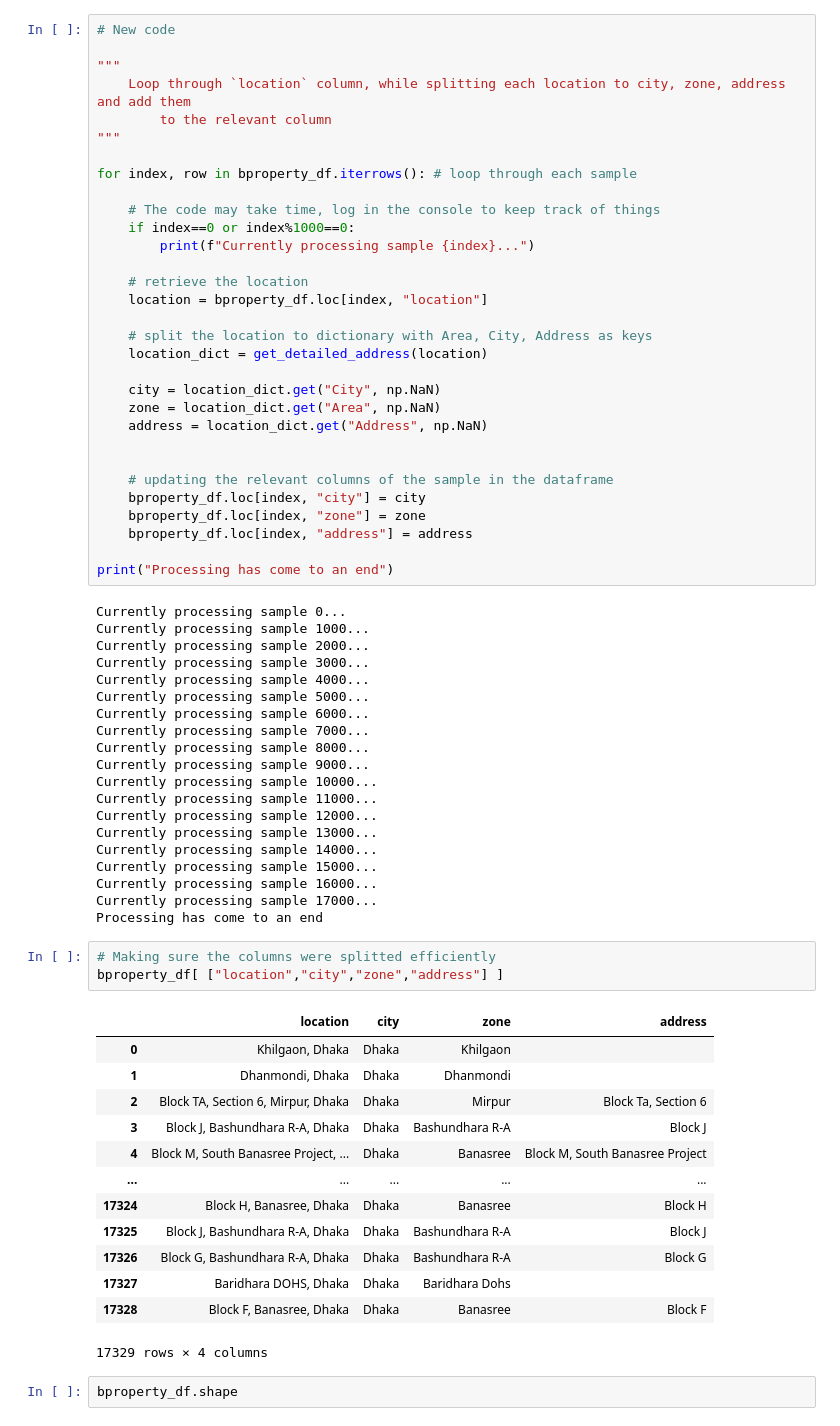
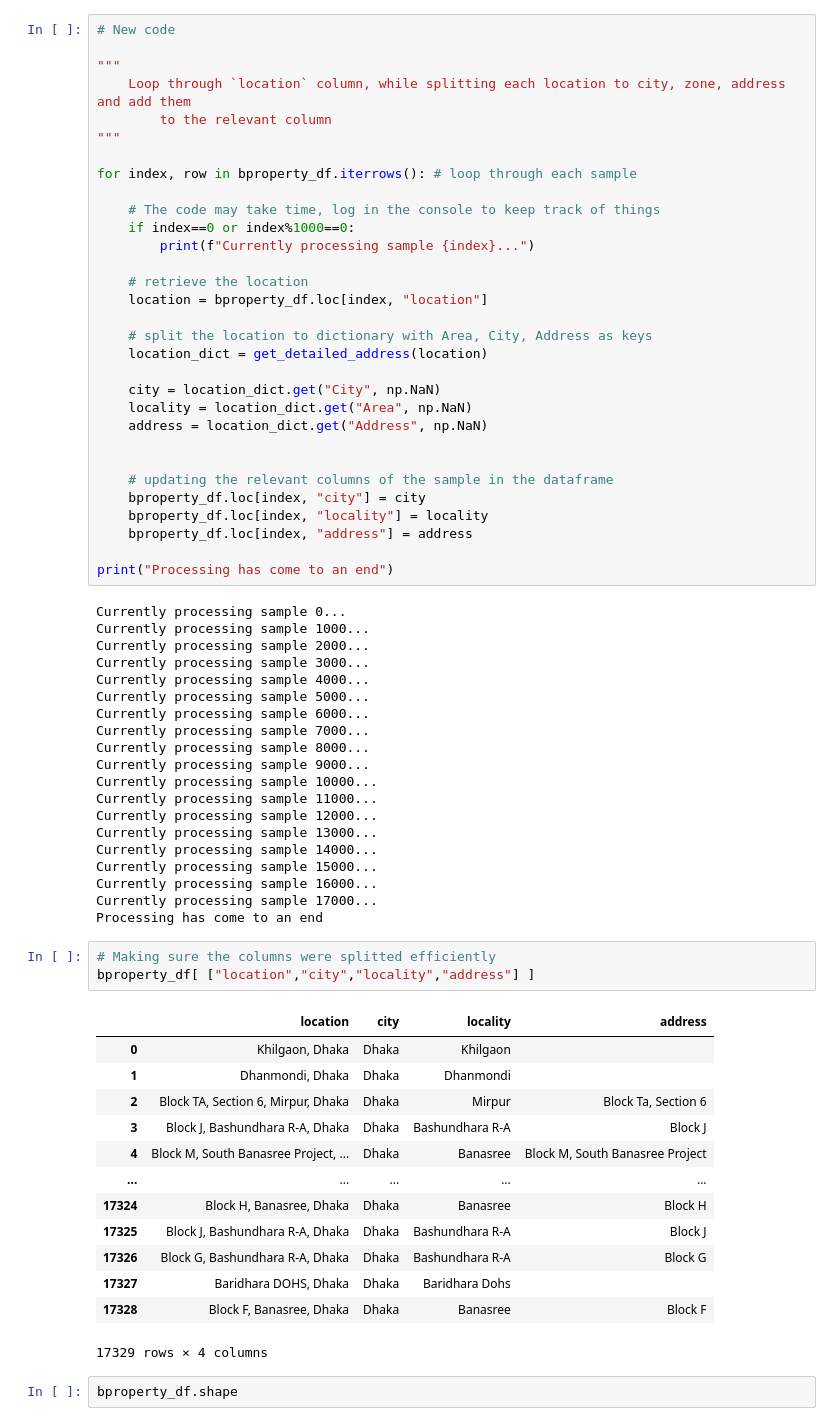
Before and after one commit to OmdenaAI/dhaka-bangladesh-real-estate-recommendation, a Jupyter notebook: src/tasks/task-2-data-preprocessing/bproperty -- cleaning/bproperty -- cleaning.ipynb, the cells around one changed output. Cells and saved outputs as stored; diff of their text form.

```diff
--- a/src/tasks/task-2-data-preprocessing/bproperty -- cleaning/bproperty -- cleaning.ipynb
+++ b/src/tasks/task-2-data-preprocessing/bproperty -- cleaning/bproperty -- cleaning.ipynb
@@ -709,13 +721,13 @@ for index, row in bproperty_df.iterrows(): # loop through each sample
     location_dict = get_detailed_address(location)
 
     city = location_dict.get("City", np.NaN)
-    zone = location_dict.get("Area", np.NaN)
+    locality = location_dict.get("Area", np.NaN)
     address = location_dict.get("Address", np.NaN)
 
 
     # updating the relevant columns of the sample in the dataframe
     bproperty_df.loc[index, "city"] = city
-    bproperty_df.loc[index, "zone"] = zone
+    bproperty_df.loc[index, "locality"] = locality
     bproperty_df.loc[index, "address"] = address
 
 print("Processing has come to an end")
@@ -739,23 +751,23 @@ Currently processing sample 15000...
 Currently processing sample 16000...
 Currently processing sample 17000...
 Processing has come to an end
-# %%
-# Making sure the columns were splitted efficiently
-bproperty_df[ ["location","city","zone","address"] ]
-# %% [output]
-|  | location | city | zone | address |
-| 0 | Khilgaon, Dhaka | Dhaka | Khilgaon |  |
-| 1 | Dhanmondi, Dhaka | Dhaka | Dhanmondi |  |
-| 2 | Block TA, Section 6, Mirpur, Dhaka | Dhaka | Mirpur | Block Ta, Section 6 |
-| 3 | Block J, Bashundhara R-A, Dhaka | Dhaka | Bashundhara R-A | Block J |
-| 4 | Block M, South Banasree Project, ... | Dhaka | Banasree | Block M, South Banasree Project |
-| ... | ... | ... | ... | ... |
-| 17324 | Block H, Banasree, Dhaka | Dhaka | Banasree | Block H |
-| 17325 | Block J, Bashundhara R-A, Dhaka | Dhaka | Bashundhara R-A | Block J |
-| 17326 | Block G, Bashundhara R-A, Dhaka | Dhaka | Bashundhara R-A | Block G |
-| 17327 | Baridhara DOHS, Dhaka | Dhaka | Baridhara Dohs |  |
-| 17328 | Block F, Banasree, Dhaka | Dhaka | Banasree | Block F |
-17329 rows × 4 columns
+# %%
+# Making sure the columns were splitted efficiently
+bproperty_df[ ["location","city","locality","address"] ]
+# %% [output]
+|  | location | city | locality | address |
+| 0 | Khilgaon, Dhaka | Dhaka | Khilgaon |  |
+| 1 | Dhanmondi, Dhaka | Dhaka | Dhanmondi |  |
+| 2 | Block TA, Section 6, Mirpur, Dhaka | Dhaka | Mirpur | Block Ta, Section 6 |
+| 3 | Block J, Bashundhara R-A, Dhaka | Dhaka | Bashundhara R-A | Block J |
+| 4 | Block M, South Banasree Project, ... | Dhaka | Banasree | Block M, South Banasree Project |
+| ... | ... | ... | ... | ... |
+| 17324 | Block H, Banasree, Dhaka | Dhaka | Banasree | Block H |
+| 17325 | Block J, Bashundhara R-A, Dhaka | Dhaka | Bashundhara R-A | Block J |
+| 17326 | Block G, Bashundhara R-A, Dhaka | Dhaka | Bashundhara R-A | Block G |
+| 17327 | Baridhara DOHS, Dhaka | Dhaka | Baridhara Dohs |  |
+| 17328 | Block F, Banasree, Dhaka | Dhaka | Banasree | Block F |
+17329 rows × 4 columns
 # %%
 bproperty_df.shape
 # %% [output]
```
Also changed, not shown: parts of 6 cells of this notebook, 5 other files.
